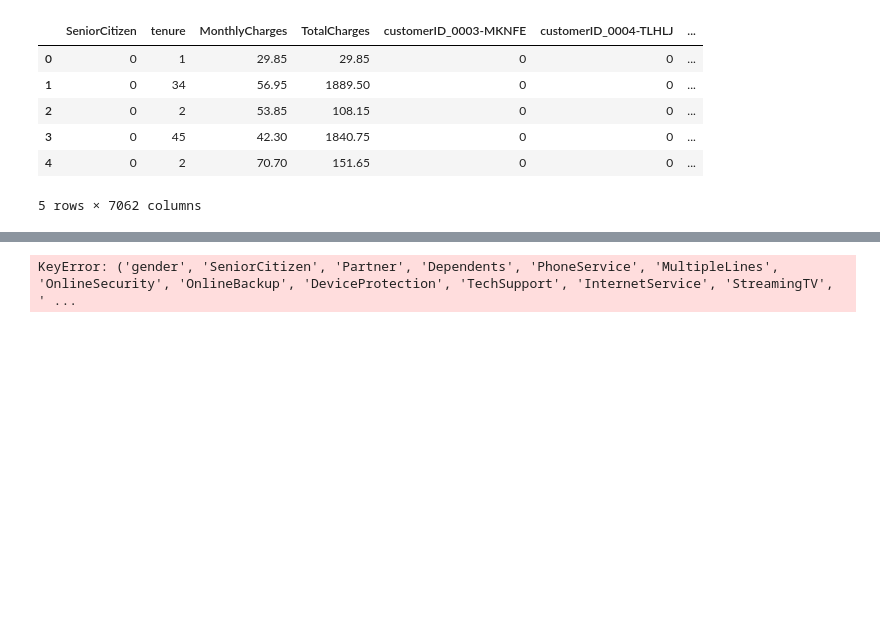
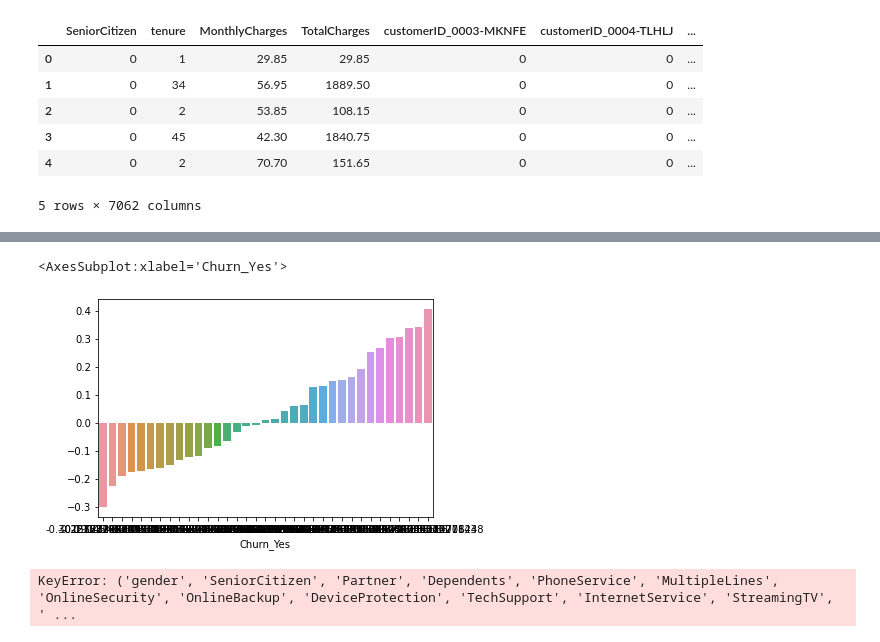
Before and after one commit to ddrightnow/Machine-Learning-Projects, a Jupyter notebook: Python Data Science and Machine Learning/Setup and Environments/17-Supervised-Learning-Capstone-Project/00-Sup-Learning-Capstone-Tree-Methods .ipynb, the cells around one changed output, grey strips where cells are left out. Cells and saved outputs as stored; diff of their text form; code cells hidden in the pictures; blank space fills up the shorter version.

```diff
--- a/Python Data Science and Machine Learning/Setup and Environments/17-Supervised-Learning-Capstone-Project/00-Sup-Learning-Capstone-Tree-Methods .ipynb
+++ b/Python Data Science and Machine Learning/Setup and Environments/17-Supervised-Learning-Capstone-Project/00-Sup-Learning-Capstone-Tree-Methods .ipynb
@@ -235,0 +277,4 @@ df2.head()
+# %%
+corr_df= pd.get_dummies(df[['gender', 'SeniorCitizen', 'Partner', 'Dependents','PhoneService', 'MultipleLines',
+ 'OnlineSecurity', 'OnlineBackup', 'DeviceProtection', 'TechSupport', 'InternetService',
+   'StreamingTV', 'StreamingMovies', 'Contract', 'PaperlessBilling', 'PaymentMethod','Churn']]).corr()
@@ -236,3 +321,10 @@ df2.head()
+# %%
+corryes = corr_df['Churn_Yes'].sort_values().iloc[1:-1]
+# %%
+sns.barplot(x=corryes,y = corryes.values)
+# %% [output]
+<AxesSubplot:xlabel='Churn_Yes'>
+[figure, added]
 # %%
 cors = df2['gender', 'SeniorCitizen', 'Partner', 'Dependents','PhoneService', 'MultipleLines',
  'OnlineSecurity', 'OnlineBackup', 'DeviceProtection', 'TechSupport', 'InternetService',
```
Also changed, not shown: parts of 14 cells of this notebook.
